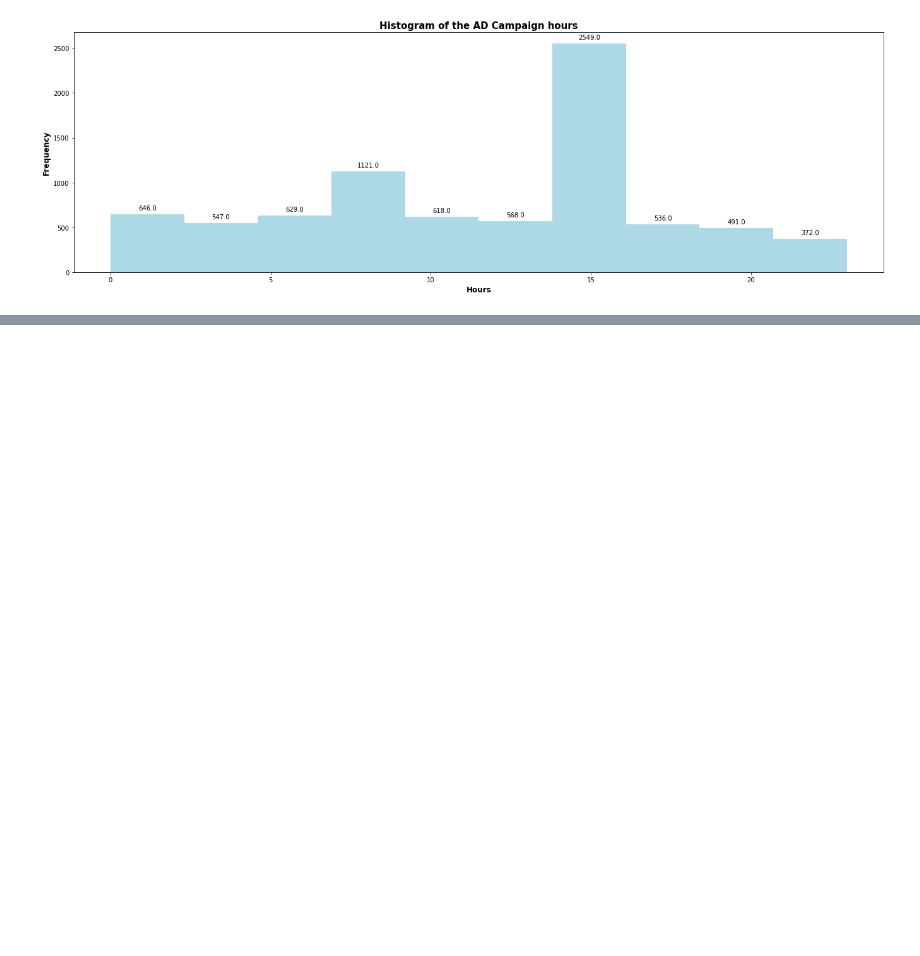
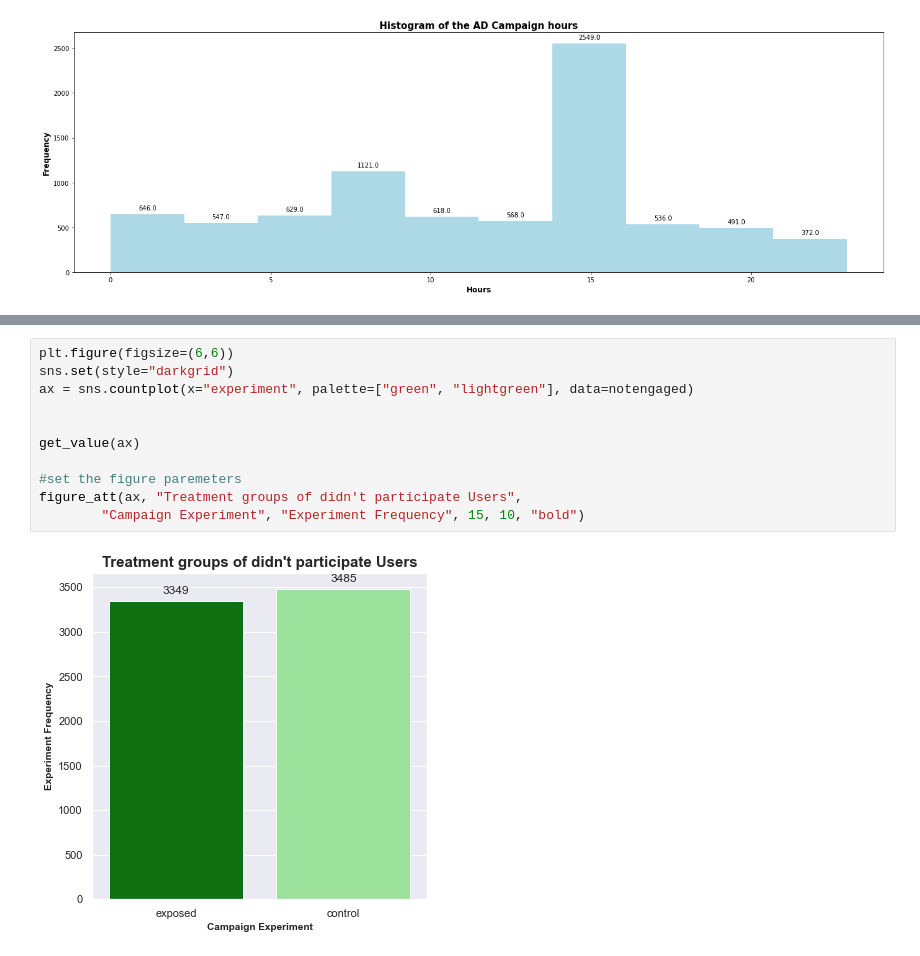
Before and after one commit to yonamg/Ad-campaign-performance, a Jupyter notebook: notebooks/ABtest_Overviews.ipynb, the cells around one changed output, grey strips where cells are left out. Cells and saved outputs as stored; diff of their text form; blank space fills up the shorter version.

```diff
--- a/notebooks/ABtest_Overviews.ipynb
+++ b/notebooks/ABtest_Overviews.ipynb
@@ -169,0 +169,13 @@ NameError: name 'participated_df' is not defined
+# %%
+plt.figure(figsize=(6,6))
+sns.set(style="darkgrid")
+ax = sns.countplot(x="experiment", palette=["green", "lightgreen"], data=notengaged)
+
+
+get_value(ax)
+
+#set the figure paremeters
+figure_att(ax, "Treatment groups of didn't participate Users",
+        "Campaign Experiment", "Experiment Frequency", 15, 10, "bold")
+# %% [output]
+[figure, added]
```
Also changed, not shown: parts of 15 cells of this notebook.
